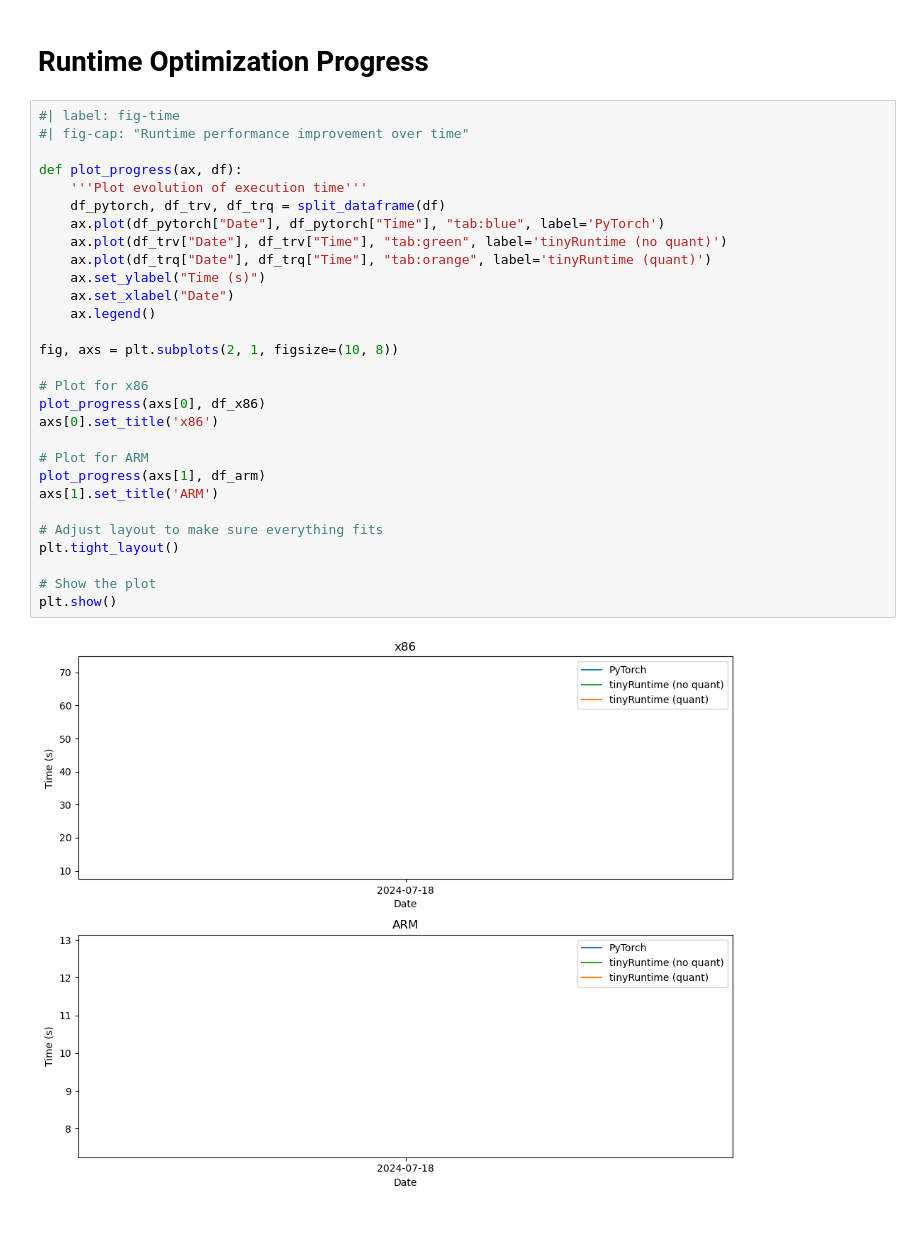
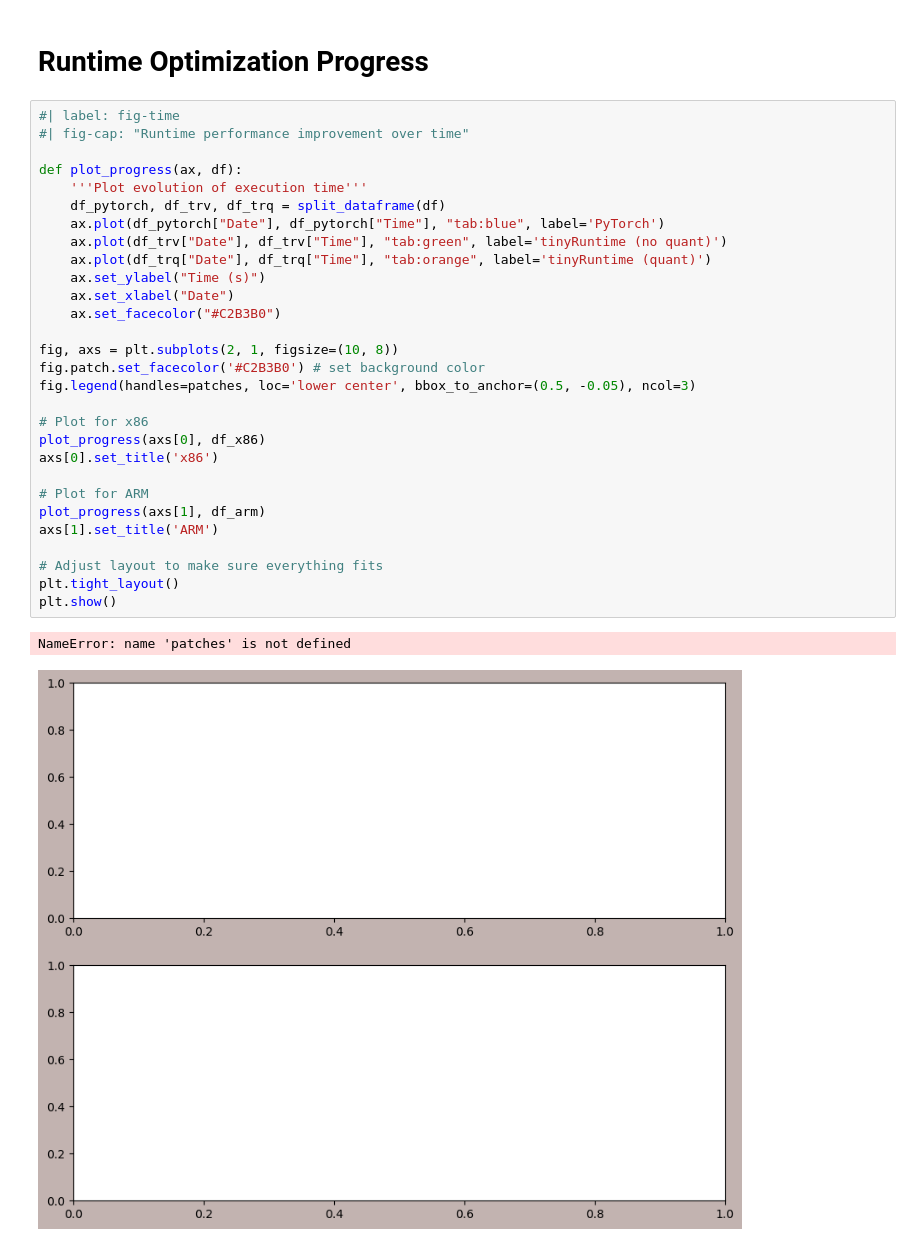
Before and after one commit to harukadoyu/njtest, a Jupyter notebook: hello.ipynb, the cells around one changed output. Cells and saved outputs as stored; diff of their text form.

```diff
--- a/hello.ipynb
+++ b/hello.ipynb
@@ -73,31 +100,32 @@ plot_perf_comp(df_arm)
 # %%
 #| label: fig-time
 #| fig-cap: "Runtime performance improvement over time"
 
 def plot_progress(ax, df):
     '''Plot evolution of execution time'''
     df_pytorch, df_trv, df_trq = split_dataframe(df)
     ax.plot(df_pytorch["Date"], df_pytorch["Time"], "tab:blue", label='PyTorch')
     ax.plot(df_trv["Date"], df_trv["Time"], "tab:green", label='tinyRuntime (no quant)')
     ax.plot(df_trq["Date"], df_trq["Time"], "tab:orange", label='tinyRuntime (quant)')
     ax.set_ylabel("Time (s)")
     ax.set_xlabel("Date")
-    ax.legend()
+    ax.set_facecolor("#C2B3B0")
 
 fig, axs = plt.subplots(2, 1, figsize=(10, 8))
+fig.patch.set_facecolor('#C2B3B0') # set background color
+fig.legend(handles=patches, loc='lower center', bbox_to_anchor=(0.5, -0.05), ncol=3)
 
 # Plot for x86
 plot_progress(axs[0], df_x86)
 axs[0].set_title('x86')
 
 # Plot for ARM
 plot_progress(axs[1], df_arm)
 axs[1].set_title('ARM')
 
 # Adjust layout to make sure everything fits
 plt.tight_layout()
-
-# Show the plot
 plt.show()
 # %% [output]
+NameError: name 'patches' is not defined
-[figure, old version]
+[figure, new version]
```
Also changed, not shown: parts of 3 cells of this notebook.
